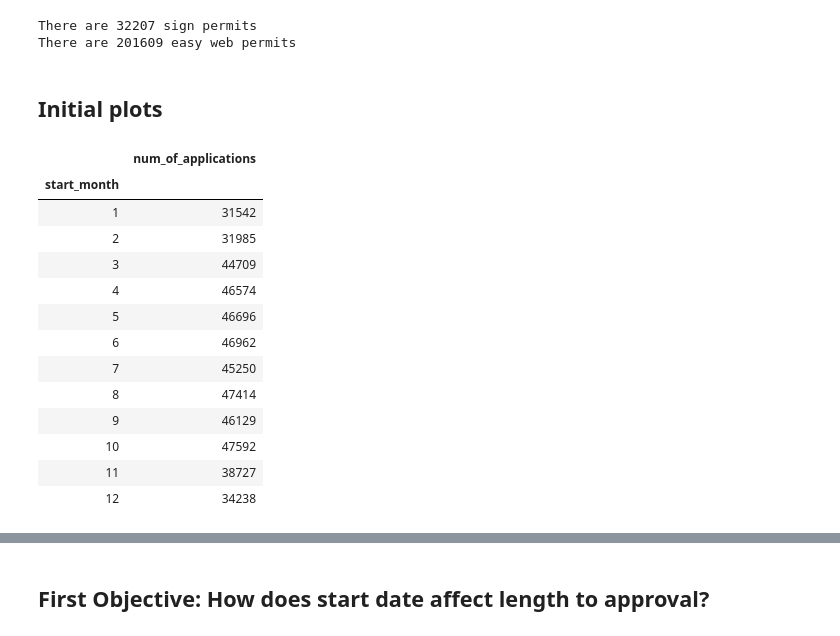
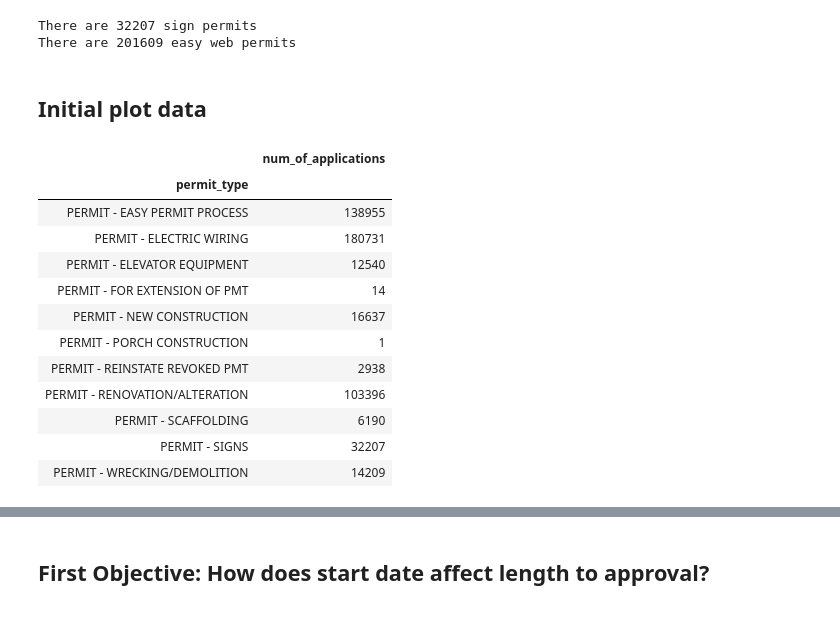
Before and after one commit to mahoneyjam/Project_1, a Jupyter notebook: data_wrangling.ipynb, the cells around one changed output, grey strips where cells are left out. Saved outputs shown, nothing was run; the diff lists cells and outputs as text; code cells hidden in the pictures.

Commit message:
Fixed initial plot data

```diff
--- a/data_wrangling.ipynb
+++ b/data_wrangling.ipynb
@@ -126,41 +130,30 @@ print(f'There are {easy_permit_df.shape[0]} easy web permits')
 There are 32207 sign permits
 There are 201609 easy web permits
 # %% [markdown]
-## Initial plots
+## Initial plot data
 # %%
 # How many applications for each type?
 
 permit_proc_gb=permit_df[['permit_type','processing_time']].groupby(['permit_type'], as_index=True)
 
-perm_type_df=pd.DataFrame(permit_proc_gb.count())
+perm_type_num_applications_df=pd.DataFrame(permit_proc_gb.count())
 
-perm_type_df=month_num_applications_df.rename(columns={"processing_time": "num_of_applications"})
+perm_type_num_applications_df=perm_type_df.rename(columns={"processing_time": "num_of_applications"})
 
-month_num_applications_df.to_csv('data/num_app_to_permit_type_bar_graph', index=False)
+perm_type_num_applications_df.to_csv('plot_data/num_app_to_permit_type_bar_graph.csv', index=True)
 
-month_num_applications_df
-
-# How many applications are made each month?
-
-month_num_applications_df=pd.DataFrame(month_proc_time_gb.count())
-
-month_num_applications_df=month_num_applications_df.rename(columns={"processing_time": "num_of_applications"})
-
-month_num_applications_df.to_csv('data/num_app_to_s_month_bar_graph', index=False)
-
-month_num_applications_df
+perm_type_num_applications_df
 # %% [output]
 |  | num_of_applications |
-| start_month |  |
-| 1 | 31542 |
-| 2 | 31985 |
-| 3 | 44709 |
-| 4 | 46574 |
-| 5 | 46696 |
-| 6 | 46962 |
-| 7 | 45250 |
-| 8 | 47414 |
-| 9 | 46129 |
-| 10 | 47592 |
-| 11 | 38727 |
-| 12 | 34238 |
+| permit_type |  |
+| PERMIT - EASY PERMIT PROCESS | 138955 |
+| PERMIT - ELECTRIC WIRING | 180731 |
+| PERMIT - ELEVATOR EQUIPMENT | 12540 |
+| PERMIT - FOR EXTENSION OF PMT | 14 |
+| PERMIT - NEW CONSTRUCTION | 16637 |
+| PERMIT - PORCH CONSTRUCTION | 1 |
+| PERMIT - REINSTATE REVOKED PMT | 2938 |
+| PERMIT - RENOVATION/ALTERATION | 103396 |
+| PERMIT - SCAFFOLDING | 6190 |
+| PERMIT - SIGNS | 32207 |
+| PERMIT - WRECKING/DEMOLITION | 14209 |
```
Also changed, not shown: parts of 5 cells of this notebook, 3 other files.
